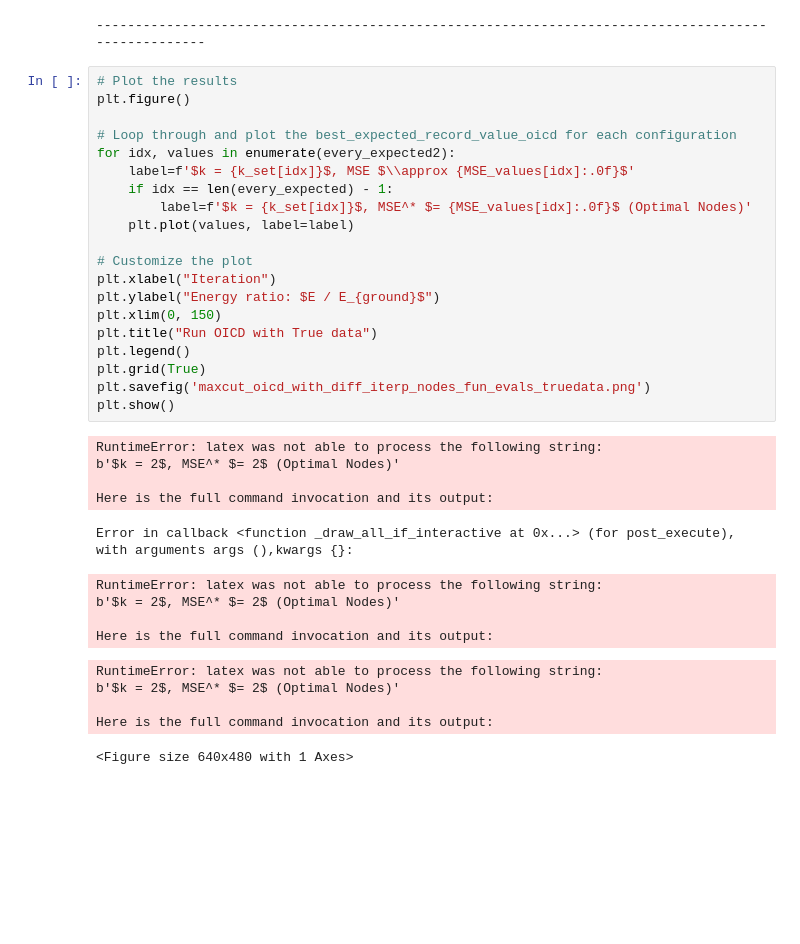
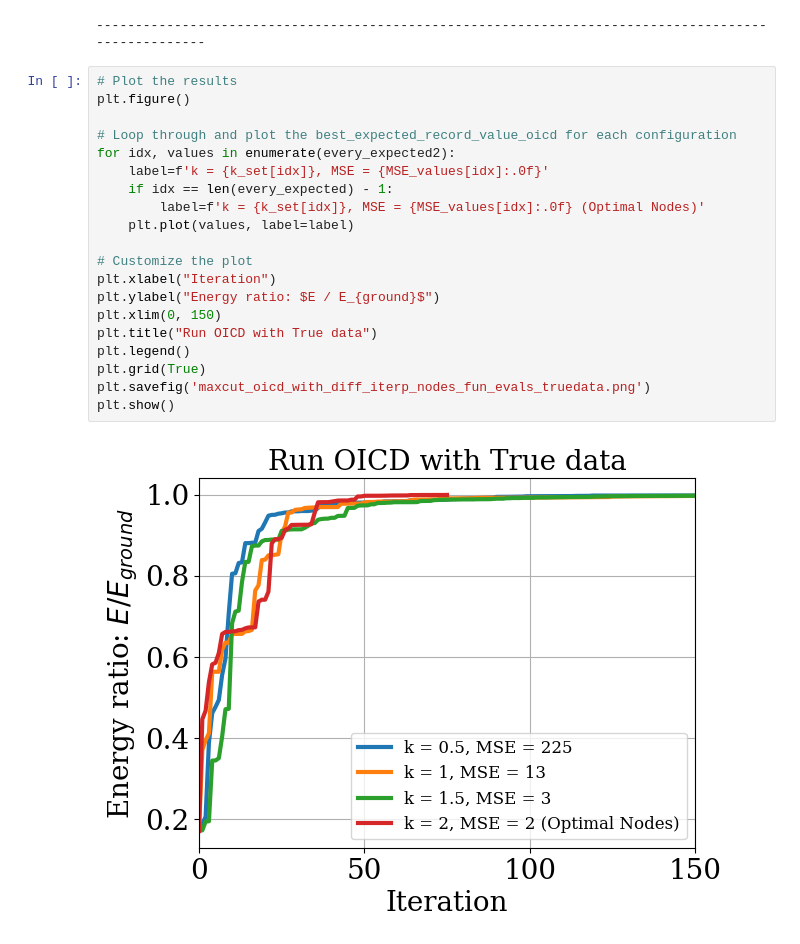
Before and after one commit to GALVINLAI/OICD_for_VQA, a Jupyter notebook: NotOptInterp_maxcut_HEA.ipynb, the cells around one changed output. Drawn from its saved outputs; the diff is of its cells as text; blank space fills up the shorter version.

```diff
--- a/NotOptInterp_maxcut_HEA.ipynb
+++ b/NotOptInterp_maxcut_HEA.ipynb
@@ -553,35 +551,22 @@ for interp_nodes in interp_configs:
 # %%
 # Plot the results
 plt.figure()
 
 # Loop through and plot the best_expected_record_value_oicd for each configuration
 for idx, values in enumerate(every_expected2):
-    label=f'$k = {k_set[idx]}$, MSE $\\approx {MSE_values[idx]:.0f}$'
+    label=f'k = {k_set[idx]}, MSE = {MSE_values[idx]:.0f}'
     if idx == len(every_expected) - 1:
-        label=f'$k = {k_set[idx]}$, MSE^* $= {MSE_values[idx]:.0f}$ (Optimal Nodes)'
+        label=f'k = {k_set[idx]}, MSE = {MSE_values[idx]:.0f} (Optimal Nodes)'
     plt.plot(values, label=label)
 
 # Customize the plot
 plt.xlabel("Iteration")
 plt.ylabel("Energy ratio: $E / E_{ground}$")
 plt.xlim(0, 150)
 plt.title("Run OICD with True data")
 plt.legend()
 plt.grid(True)
 plt.savefig('maxcut_oicd_with_diff_iterp_nodes_fun_evals_truedata.png')
 plt.show()
 # %% [output]
-RuntimeError: latex was not able to process the following string:
-b'$k = 2$, MSE^* $= 2$ (Optimal Nodes)'
-
-Here is the full command invocation and its output:
-Error in callback <function _draw_all_if_interactive at 0x...> (for post_execute), with arguments args (),kwargs {}:
-RuntimeError: latex was not able to process the following string:
-b'$k = 2$, MSE^* $= 2$ (Optimal Nodes)'
-
-Here is the full command invocation and its output:
-RuntimeError: latex was not able to process the following string:
-b'$k = 2$, MSE^* $= 2$ (Optimal Nodes)'
-
-Here is the full command invocation and its output:
-<Figure size 640x480 with 1 Axes>
+[figure, added]
```
Also changed, not shown: parts of 10 cells of this notebook, 28 other files.
